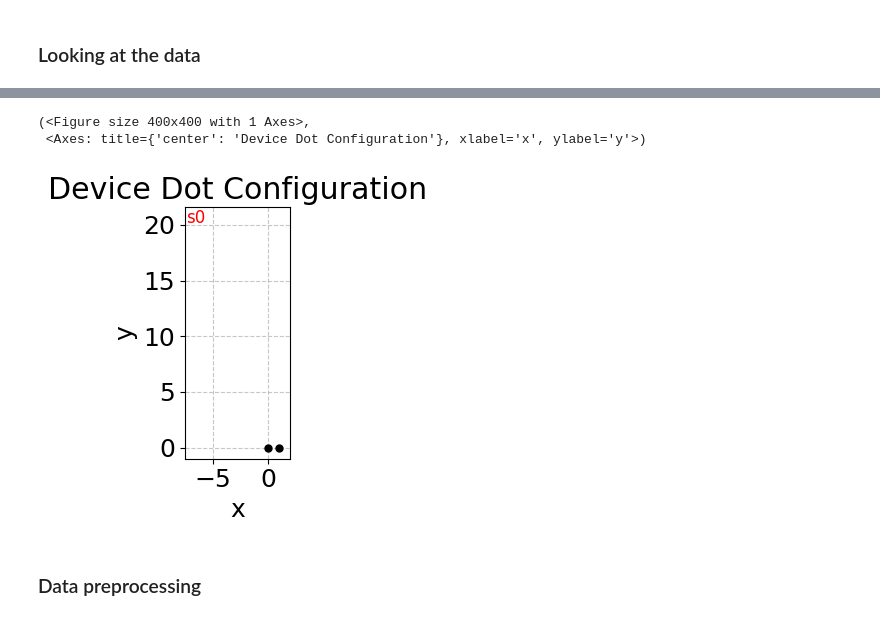
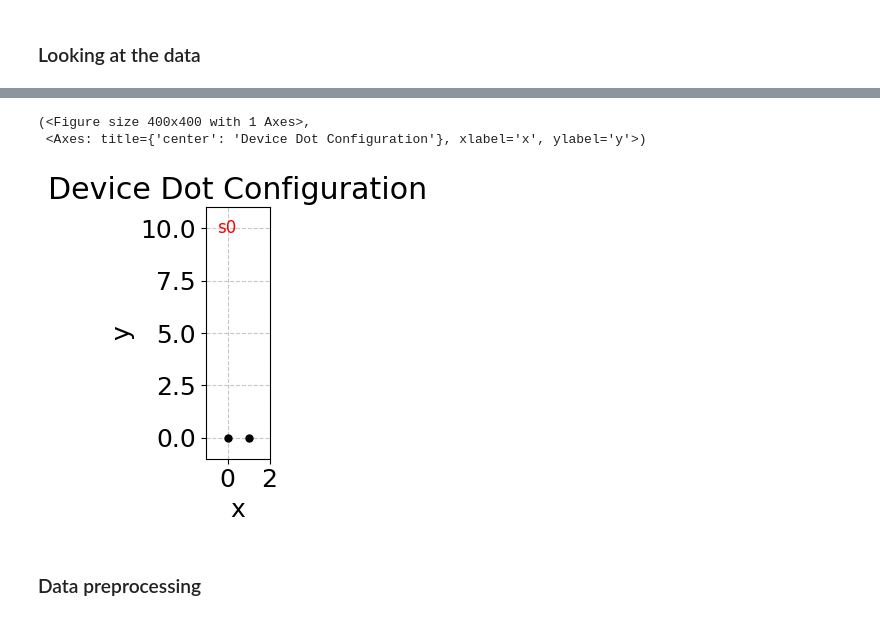
Before and after one commit to KREFT-QS-13/learning-QDs-parameters, a Jupyter notebook: example.ipynb, the cells around one changed output, grey strips where cells are left out. Drawn from its saved outputs; the diff is of its cells as text; code cells hidden in the pictures.

```diff
--- a/example.ipynb
+++ b/example.ipynb
@@ -39,6 +39,6 @@ c_dg = [[14.6623, 4.417, 0.0], [4.417, 11.0487, 0.0], [0.0, 0.0, 15.9852]]
 # %%
 parms_names = ['p_dg', 'p_dd', 'tunnel_coupling_const', 'slow_noise_amplitude',
                'fast_noise_amplitude', 'sensors_coordinates']
-params = u.load_parameters(18, '9299200286', [3,2,1], parms_names)
+params = u.load_parameters(19, '4269757637', [3,2,1], parms_names)
 print(params)
 # %% [output]
@@ -46,12 +46,13 @@ print(params)
 # %%
 %matplotlib inline
+# 19 : 6855079316 , 4269757637 , 0704002487
 parms_names = ['device', 'sensors_coordinates']
-params = u.load_parameters(18, '9299200286', [3,2,1], parms_names)
+params = u.load_parameters(19, '0704002487', [3,2,1], parms_names)
 u.plot_device_lattice(params['device'], params['sensors_coordinates'])
 # %% [output]
 (<Figure size 400x400 with 1 Axes>,
  <Axes: title={'center': 'Device Dot Configuration'}, xlabel='x', ylabel='y'>)
-[figure, old version]
+[figure, new version]
 # %% [markdown]
 ### Data preprocessing
 # %%
```
Also changed, not shown: parts of 4 cells of this notebook, 3 other files.
